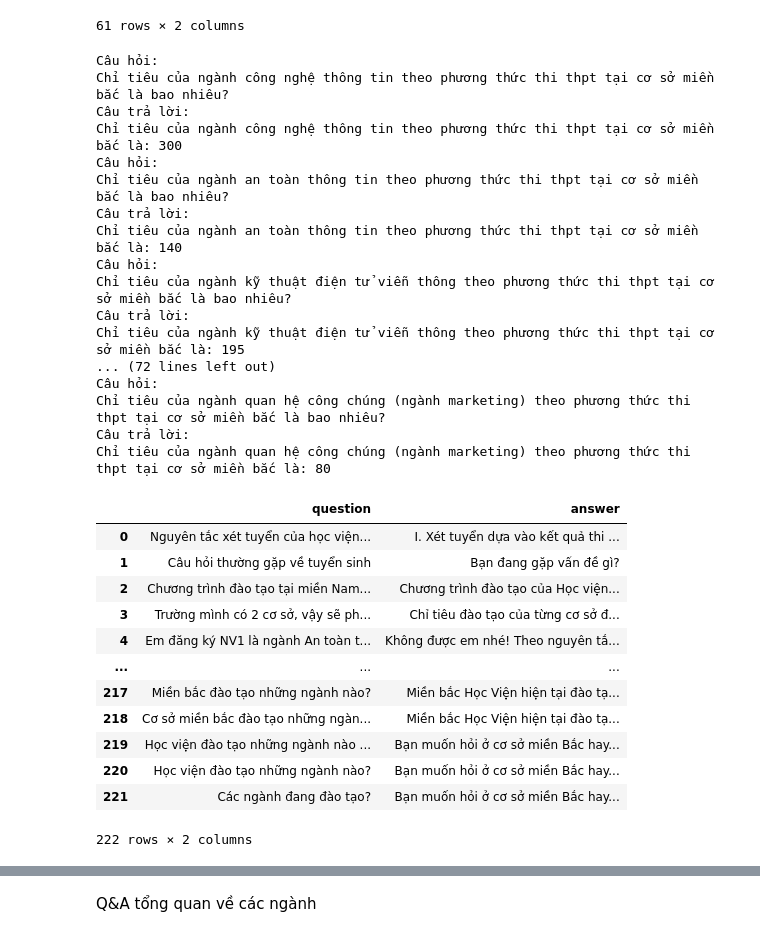
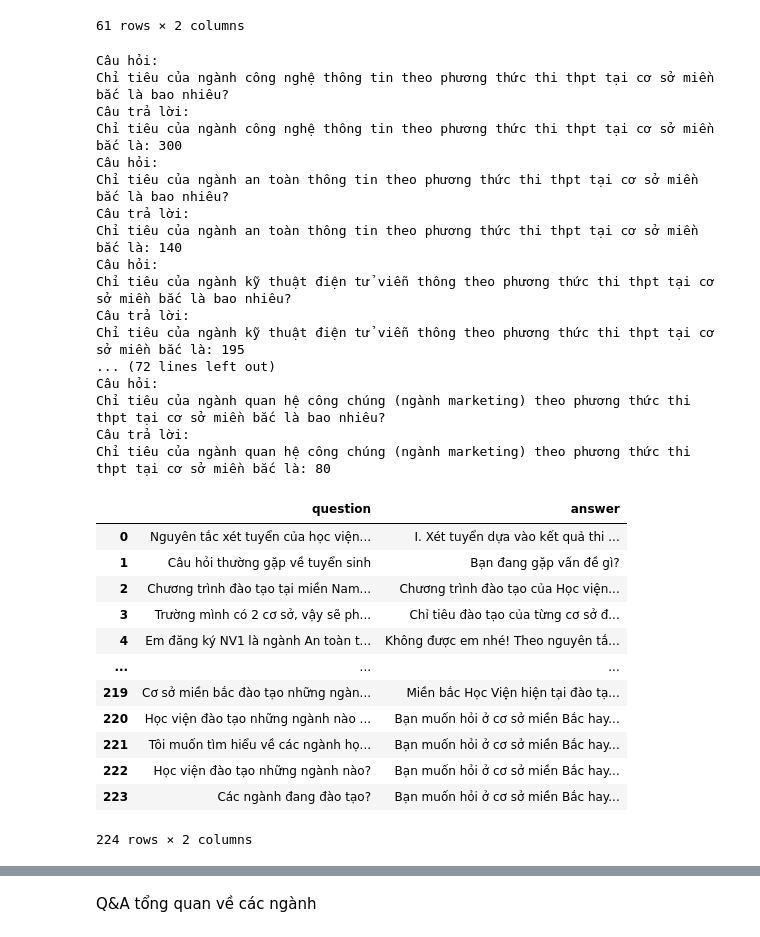
Before and after one commit to NguyenVanDuc0405/retrieval_chatbots, a Jupyter notebook: preprocess.ipynb, the cells around one changed output, grey strips where cells are left out. Cells and saved outputs as stored; diff of their text form; code cells hidden in the pictures.

```diff
--- a/preprocess.ipynb
+++ b/preprocess.ipynb
@@ -439,6 +432,10 @@ q1 = "Học viện đào tạo những ngành nào ở cơ sở miền bắc?"
 data['question'].append(q1)
 data['answer'].append(a.rstrip())
 
+q1 = "Tôi muốn tìm hiểu các ngành ở cơ sở miền bắc?"
+data['question'].append(q1)
+data['answer'].append(a.rstrip())
+
 q1 = "Miền bắc đào tạo những ngành nào?"
 data['question'].append(q1)
 data['answer'].append(a.rstrip())
@@ -452,6 +449,10 @@ a1 = "Bạn muốn hỏi ở cơ sở miền Bắc hay miền Nam của Học Vi
 data['question'].append(q1)
 data['answer'].append(a1.rstrip())
 
+q1 = "Tôi muốn tìm hiểu về các ngành học của học viện?"
+data['question'].append(q1)
+data['answer'].append(a1.rstrip())
+
 q1 = "Học viện đào tạo những ngành nào?"
 data['question'].append(q1)
 data['answer'].append(a1.rstrip())
@@ -460,39 +461,40 @@ q1 = "Các ngành đang đào tạo?"
 data['question'].append(q1)
 data['answer'].append(a1.rstrip())
 
+
 data_frame = pd.DataFrame(data)
 data_frame
 # %% [output]
 Câu hỏi:
 Chỉ tiêu của ngành công nghệ thông tin theo phương thức thi thpt tại cơ sở miền bắc là bao nhiêu?
 Câu trả lời:
 Chỉ tiêu của ngành công nghệ thông tin theo phương thức thi thpt tại cơ sở miền bắc là: 300
 Câu hỏi:
 Chỉ tiêu của ngành an toàn thông tin theo phương thức thi thpt tại cơ sở miền bắc là bao nhiêu?
 Câu trả lời:
 Chỉ tiêu của ngành an toàn thông tin theo phương thức thi thpt tại cơ sở miền bắc là: 140
 Câu hỏi:
 Chỉ tiêu của ngành kỹ thuật điện tử viễn thông theo phương thức thi thpt tại cơ sở miền bắc là bao nhiêu?
 Câu trả lời:
 Chỉ tiêu của ngành kỹ thuật điện tử viễn thông theo phương thức thi thpt tại cơ sở miền bắc là: 195
 ... (72 lines left out)
 Câu hỏi:
 Chỉ tiêu của ngành quan hệ công chúng (ngành marketing) theo phương thức thi thpt tại cơ sở miền bắc là bao nhiêu?
 Câu trả lời:
 Chỉ tiêu của ngành quan hệ công chúng (ngành marketing) theo phương thức thi thpt tại cơ sở miền bắc là: 80
 |  | question | answer |
 | 0 | Nguyên tắc xét tuyển của học viện... | I. Xét tuyển dựa vào kết quả thi ... |
 | 1 | Câu hỏi thường gặp về tuyển sinh | Bạn đang gặp vấn đề gì? |
 | 2 | Chương trình đào tạo tại miền Nam... | Chương trình đào tạo của Học viện... |
 | 3 | Trường mình có 2 cơ sở, vậy sẽ ph... | Chỉ tiêu đào tạo của từng cơ sở đ... |
 | 4 | Em đăng ký NV1 là ngành An toàn t... | Không được em nhé! Theo nguyên tắ... |
 | ... | ... | ... |
-| 217 | Miền bắc đào tạo những ngành nào? | Miền bắc Học Viện hiện tại đào tạ... |
-| 218 | Cơ sở miền bắc đào tạo những ngàn... | Miền bắc Học Viện hiện tại đào tạ... |
-| 219 | Học viện đào tạo những ngành nào ... | Bạn muốn hỏi ở cơ sở miền Bắc hay... |
-| 220 | Học viện đào tạo những ngành nào? | Bạn muốn hỏi ở cơ sở miền Bắc hay... |
-| 221 | Các ngành đang đào tạo? | Bạn muốn hỏi ở cơ sở miền Bắc hay... |
+| 219 | Cơ sở miền bắc đào tạo những ngàn... | Miền bắc Học Viện hiện tại đào tạ... |
+| 220 | Học viện đào tạo những ngành nào ... | Bạn muốn hỏi ở cơ sở miền Bắc hay... |
+| 221 | Tôi muốn tìm hiểu về các ngành họ... | Bạn muốn hỏi ở cơ sở miền Bắc hay... |
+| 222 | Học viện đào tạo những ngành nào? | Bạn muốn hỏi ở cơ sở miền Bắc hay... |
+| 223 | Các ngành đang đào tạo? | Bạn muốn hỏi ở cơ sở miền Bắc hay... |
-222 rows × 2 columns
+224 rows × 2 columns
 # %%
 import pandas as pd
 
```
Also changed, not shown: parts of 35 cells of this notebook, 9 other files.
